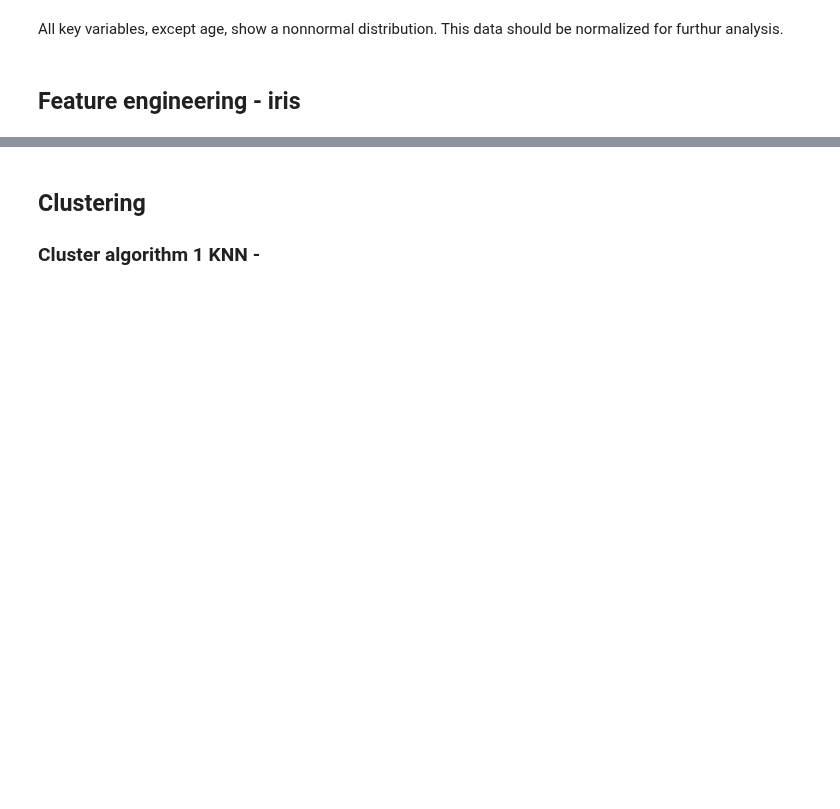
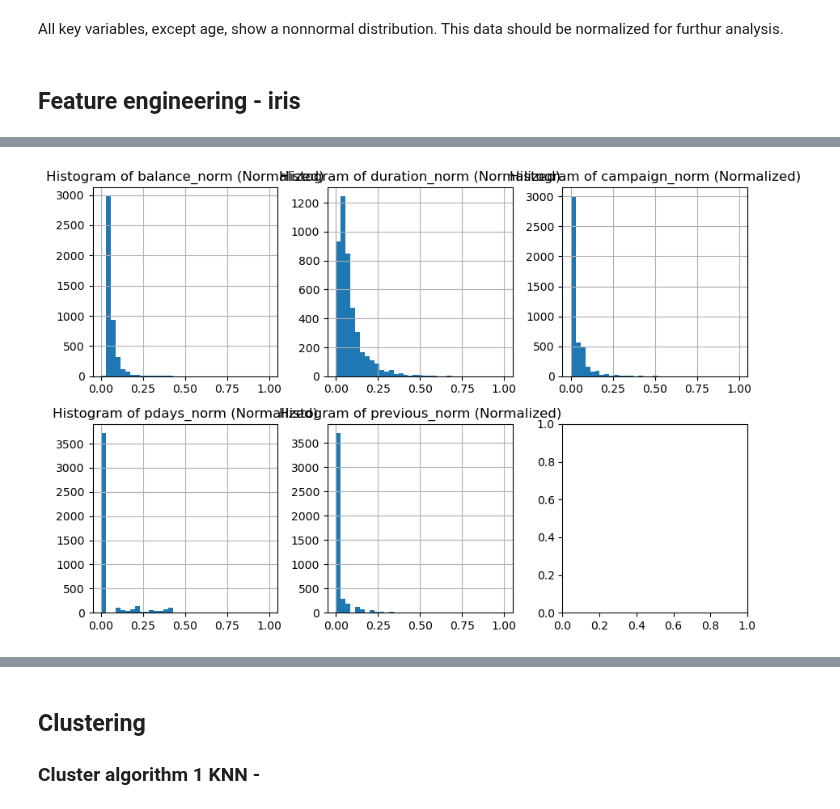
Before and after one commit to DSBE-Semester-A/DataMining, a Jupyter notebook: Assignment2/Assignment_2.ipynb, the cells around one changed output, grey strips where cells are left out. Saved outputs shown, nothing was run; the diff lists cells and outputs as text; code cells hidden in the pictures; blank space fills up the shorter version.

```diff
--- a/Assignment2/Assignment_2.ipynb
+++ b/Assignment2/Assignment_2.ipynb
@@ -145,0 +181,13 @@ All key variables, except age, show a nonnormal distribution. This data should b
+# %%
+fig, axes = plt.subplots(2, 3, figsize=(9, 6))
+
+# Plot each normalized column in a separate subplot
+for i, column in enumerate(normalized_columns):
+    row, col = divmod(i, 3)
+    df_bank[column].hist(ax=axes[row, col], bins=35)
+    axes[row, col].set_title(f'Histogram of {column} (Normalized)')
+
+plt.tight_layout()
+plt.show()
+# %% [output]
+[figure, added]
```
Also changed, not shown: parts of 4 cells of this notebook.
